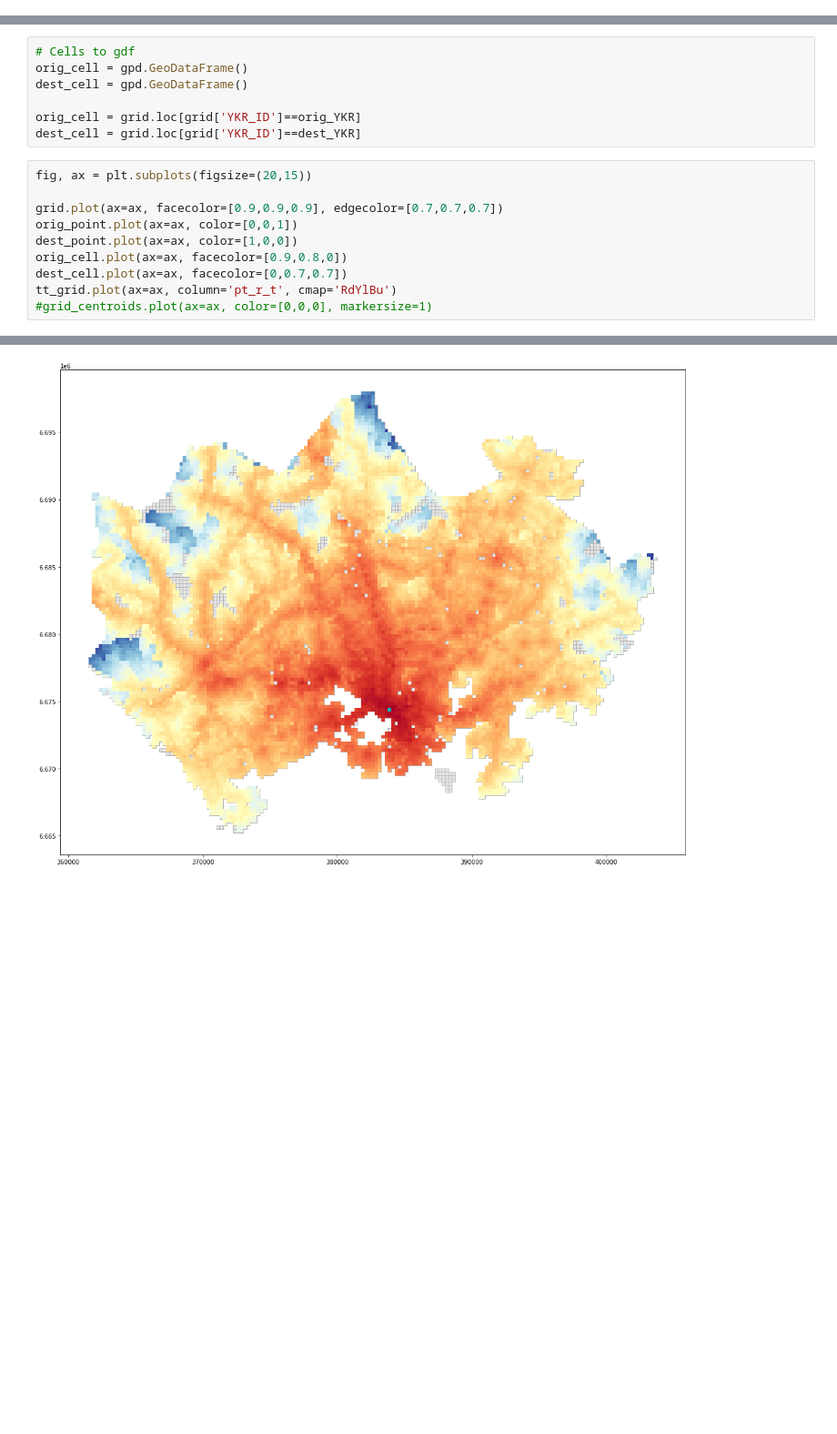
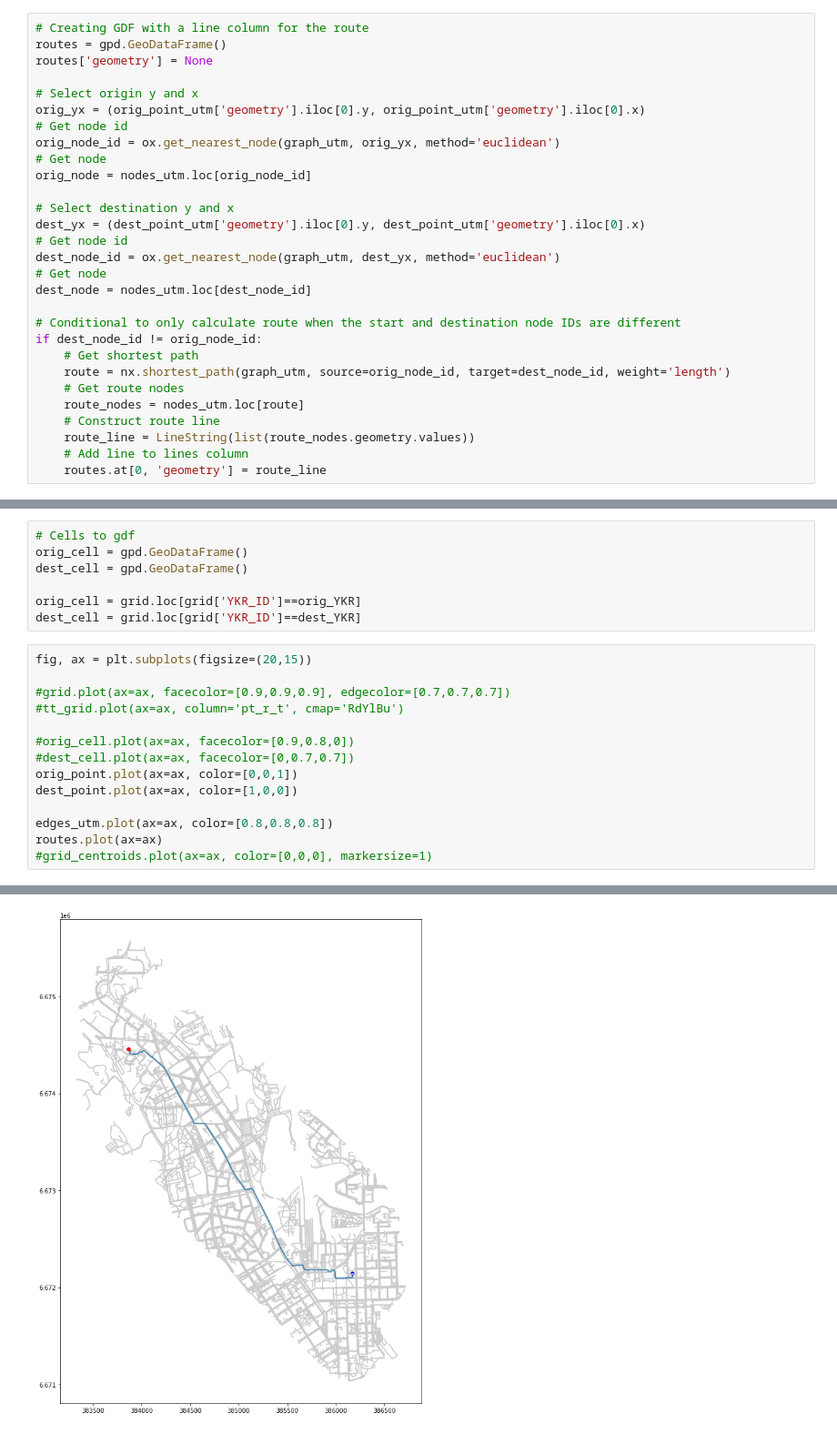
Before and after one commit to eemilhaa/Autogis_final, a Jupyter notebook: Final_exercise.ipynb, the cells around one changed output, grey strips where cells are left out. Shown: that part at 91% size. Cells and saved outputs as stored; diff of their text form; blank space fills up the shorter version.

```diff
--- a/Final_exercise.ipynb
+++ b/Final_exercise.ipynb
@@ -170,3 +232,32 @@ Estimated time of arrival: 18:25
+# %%
+# Creating GDF with a line column for the route
+routes = gpd.GeoDataFrame()
+routes['geometry'] = None
+
+# Select origin y and x
+orig_yx = (orig_point_utm['geometry'].iloc[0].y, orig_point_utm['geometry'].iloc[0].x)
+# Get node id
+orig_node_id = ox.get_nearest_node(graph_utm, orig_yx, method='euclidean')
+# Get node
+orig_node = nodes_utm.loc[orig_node_id]
+
+# Select destination y and x
+dest_yx = (dest_point_utm['geometry'].iloc[0].y, dest_point_utm['geometry'].iloc[0].x)
+# Get node id
+dest_node_id = ox.get_nearest_node(graph_utm, dest_yx, method='euclidean')
+# Get node
+dest_node = nodes_utm.loc[dest_node_id]
+
+# Conditional to only calculate route when the start and destination node IDs are different
+if dest_node_id != orig_node_id:
+    # Get shortest path
+    route = nx.shortest_path(graph_utm, source=orig_node_id, target=dest_node_id, weight='length')
+    # Get route nodes
+    route_nodes = nodes_utm.loc[route]
+    # Construct route line
+    route_line = LineString(list(route_nodes.geometry.values))
+    # Add line to lines column
+    routes.at[0, 'geometry'] = route_line
 # %% [markdown]
 Tests
 # %%
@@ -179,13 +270,17 @@ dest_cell = grid.loc[grid['YKR_ID']==dest_YKR]
 # %%
 fig, ax = plt.subplots(figsize=(20,15))
 
-grid.plot(ax=ax, facecolor=[0.9,0.9,0.9], edgecolor=[0.7,0.7,0.7])
+#grid.plot(ax=ax, facecolor=[0.9,0.9,0.9], edgecolor=[0.7,0.7,0.7])
+#tt_grid.plot(ax=ax, column='pt_r_t', cmap='RdYlBu')
+
+#orig_cell.plot(ax=ax, facecolor=[0.9,0.8,0])
+#dest_cell.plot(ax=ax, facecolor=[0,0.7,0.7])
 orig_point.plot(ax=ax, color=[0,0,1])
 dest_point.plot(ax=ax, color=[1,0,0])
-orig_cell.plot(ax=ax, facecolor=[0.9,0.8,0])
-dest_cell.plot(ax=ax, facecolor=[0,0.7,0.7])
-tt_grid.plot(ax=ax, column='pt_r_t', cmap='RdYlBu')
+
+edges_utm.plot(ax=ax, color=[0.8,0.8,0.8])
+routes.plot(ax=ax)
 #grid_centroids.plot(ax=ax, color=[0,0,0], markersize=1)
 # %% [output]
 <AxesSubplot:>
-[figure, old version]
+[figure, new version]
```
Also changed, not shown: parts of 10 cells of this notebook.
